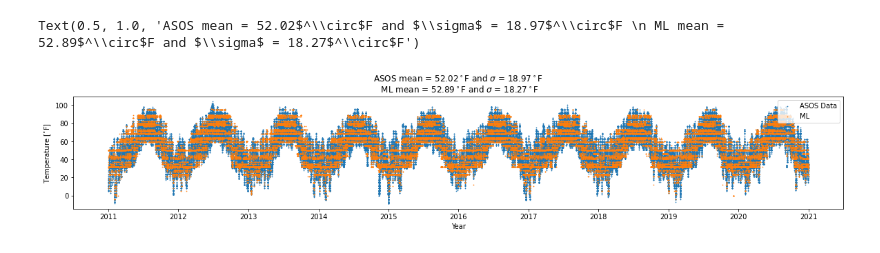
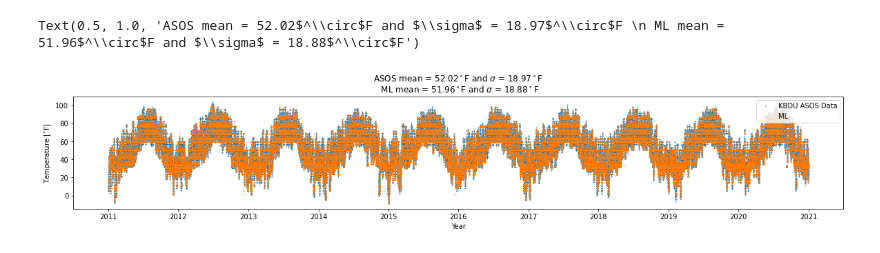
Before and after one commit to graupely/machine_learning, a Jupyter notebook: ml_example_boulder_colorado_temperature.ipynb, the cells around one changed output. Cells and saved outputs as stored; diff of their text form; code cells hidden in the pictures.

Commit message:
Random forest prediction of 2-m temperature in Boulder, Colorado

```diff
--- a/ml_example_boulder_colorado_temperature.ipynb
+++ b/ml_example_boulder_colorado_temperature.ipynb
@@ -68,13 +57,17 @@ y = df.tmpf
+# %%
+# X are the features, y is the predicted category (integer temperature)
+X = df[['relh', 'drct', 'sped', 'hour', 'month', 'year', 'day']]
+y = df['tmpf']
 # %%
 # Split dataset into training set and test set
-X_train, X_test, y_train, y_test = train_test_split(X, y, test_size=0.3, random_state=1) # 70% training and 30% test
+X_train, X_test, y_train, y_test = train_test_split(X, y, random_state=0)
 # %%
-# Create Decision Tree classifer object
-clf = DecisionTreeClassifier(max_depth=10)
+# Create random forest classifer object
+clf = RandomForestClassifier(random_state=0)
 
-# Train Decision Tree Classifer
-clf = clf.fit(X_train,y_train)
+# Train random forest
+clf = clf.fit(X_train, y_train)
 
-#Predict the response for test dataset
+# Predict from the test dataset
 y_pred = clf.predict(X_test)
 # %%
@@ -85,13 +78,14 @@ Accuracy: 0.19834917129976473
 # %%
+# Plot all temperature data (10 years) and the ML prediction
 fig, ax = plt.subplots(figsize=(20,3))
 
-ax.scatter(df.index,df.tmpf,color='C0',s=0.5, label = "ASOS Data")
-ax.scatter(y_test.index,y_pred,color='C1',s=0.5, label = "ML")
-ax.set_ylabel(r"Temperature [$^{\circ}$F]")
-ax.set_xlabel("Year")
-ax.legend(loc="upper right")
-ax.set_title("ASOS mean = {0}$^\circ$F and $\sigma$ = {1}$^\circ$F \n ML mean = {2}$^\circ$F \
-and $\sigma$ = {3}$^\circ$F".format(round(df.tmpf.mean(),2), round(df.tmpf.std(),2), round(np.mean(y_pred),2), round(np.std(y_pred),2)))
+ax.scatter(df.index, df['tmpf'], color='C0', s=0.5, label='KBDU ASOS Data')
+ax.scatter(y_test.index, y_pred, color='C1', s=0.5, label='ML')
+ax.set_ylabel(r'Temperature [$^{\circ}$F]')
+ax.set_xlabel('Year')
+ax.legend(loc='upper right')
+ax.set_title('ASOS mean = {0}$^\circ$F and $\sigma$ = {1}$^\circ$F \n ML mean = {2}$^\circ$F \
+and $\sigma$ = {3}$^\circ$F'.format(round(df.tmpf.mean(),2), round(df.tmpf.std(),2), round(np.mean(y_pred),2), round(np.std(y_pred),2)))
 # %% [output]
-Text(0.5, 1.0, 'ASOS mean = 52.02$^\\circ$F and $\\sigma$ = 18.97$^\\circ$F \n ML mean = 52.89$^\\circ$F and $\\sigma$ = 18.27$^\\circ$F')
+Text(0.5, 1.0, 'ASOS mean = 52.02$^\\circ$F and $\\sigma$ = 18.97$^\\circ$F \n ML mean = 51.96$^\\circ$F and $\\sigma$ = 18.88$^\\circ$F')
-[figure, old version]
+[figure, new version]
```
Also changed, not shown: parts of 7 cells of this notebook.
